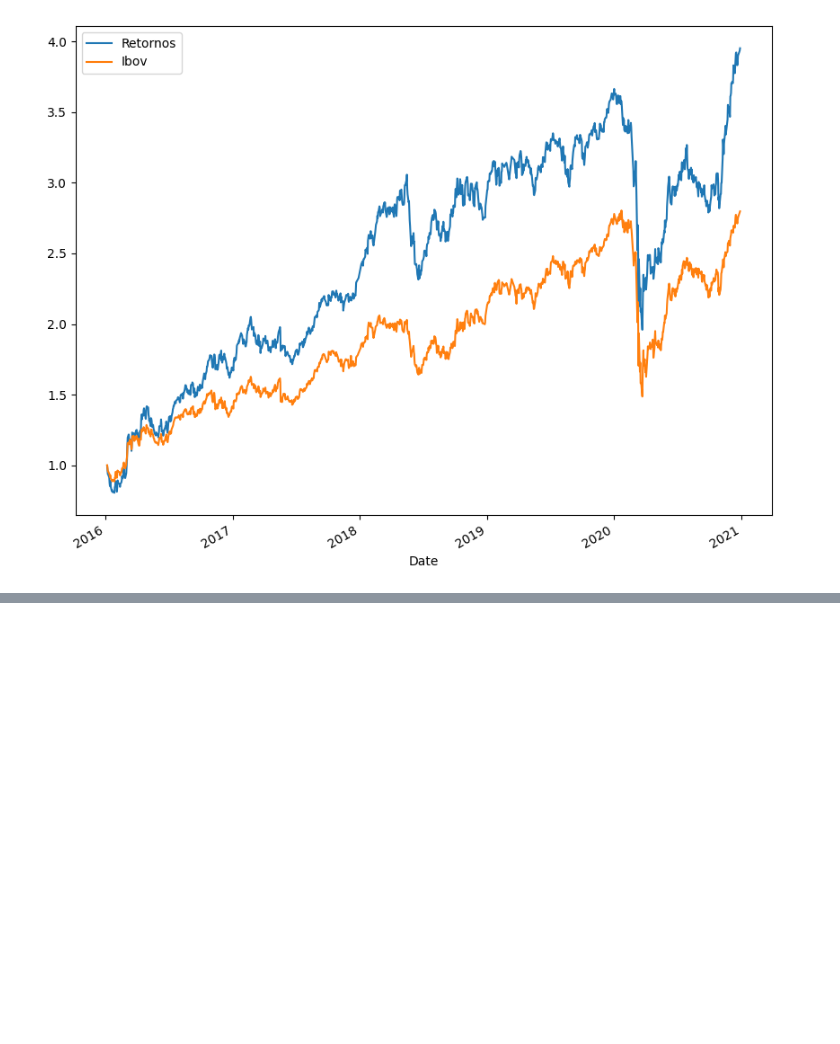
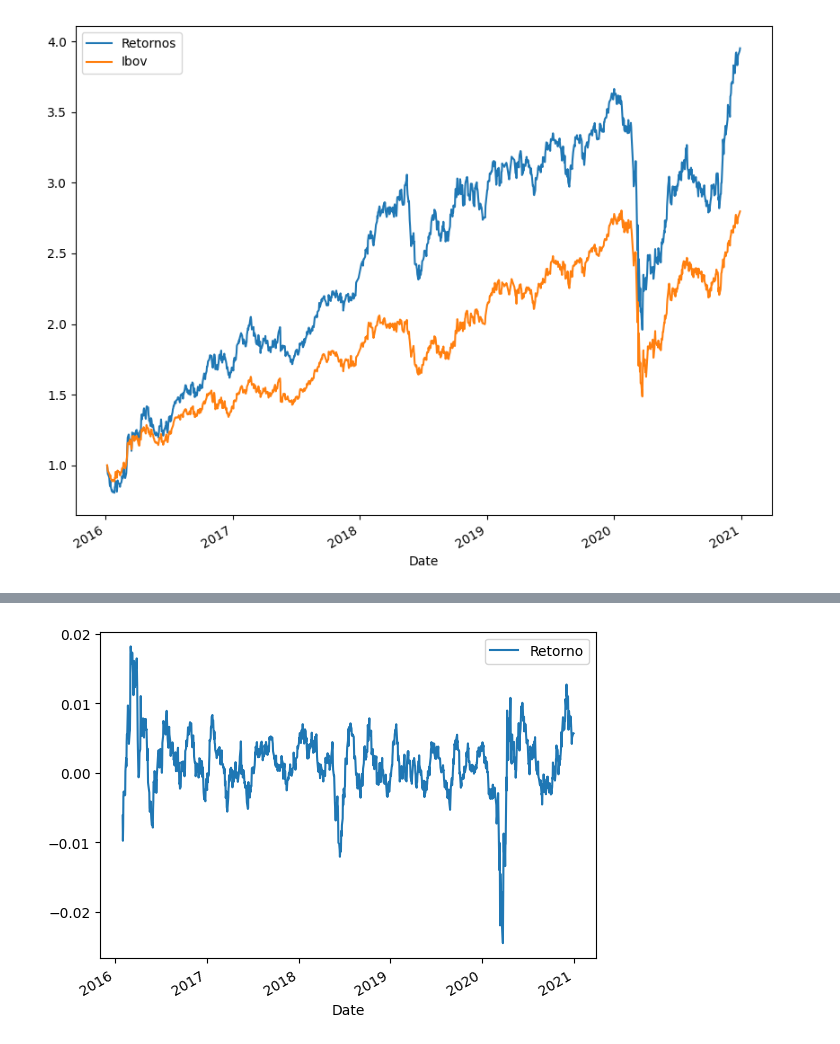
Before and after one commit to robertoricci/Curso-Python-para-Mercado-Financeiro-Trading-com-Dados, a Jupyter notebook: 08-Analise_Quantitativa_Ativos.ipynb, the cells around one changed output, grey strips where cells are left out. Drawn from its saved outputs; the diff is of its cells as text; code cells hidden in the pictures; blank space fills up the shorter version.

```diff
--- a/08-Analise_Quantitativa_Ativos.ipynb
+++ b/08-Analise_Quantitativa_Ativos.ipynb
@@ -792,0 +797,5 @@ benchmark.plot(figsize=(10,8));
+# %%
+#ativos com beta acima de 1 tem mais sensibilidade, pois pode cair ou subir
+#ja os ativos com beta menor que 1 a sensibilidade e menor
+retorno_carteira = pd.DataFrame(retorno_carteira, columns=['Retorno'])
+retorno_carteira
@@ -792,0 +817,4 @@ benchmark.plot(figsize=(10,8));
+# %%
+
+#transformar o index em datetime para fazer join com o ibov_retornos
+retorno_carteira.index = pd.to_datetime(retorno_acm_carteira.index)
@@ -792,0 +889,3 @@ benchmark.plot(figsize=(10,8));
+# %%
+mm_retornos = retorno_carteira.rolling(window=20).mean()
+mm_retornos
@@ -792,0 +907,4 @@ benchmark.plot(figsize=(10,8));
+# %%
+mm_retornos.plot();
+# %% [output]
+[figure, added]
```
Also changed, not shown: parts of 15 cells of this notebook.
